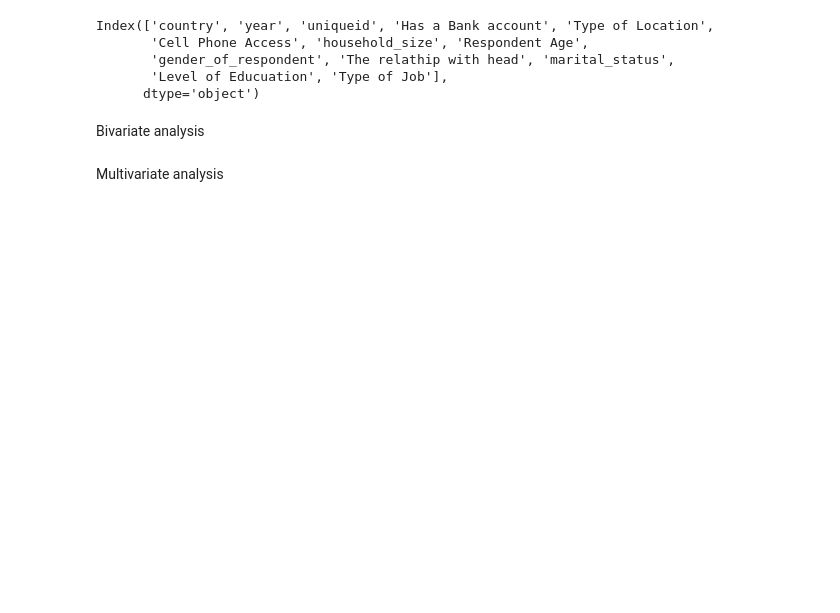
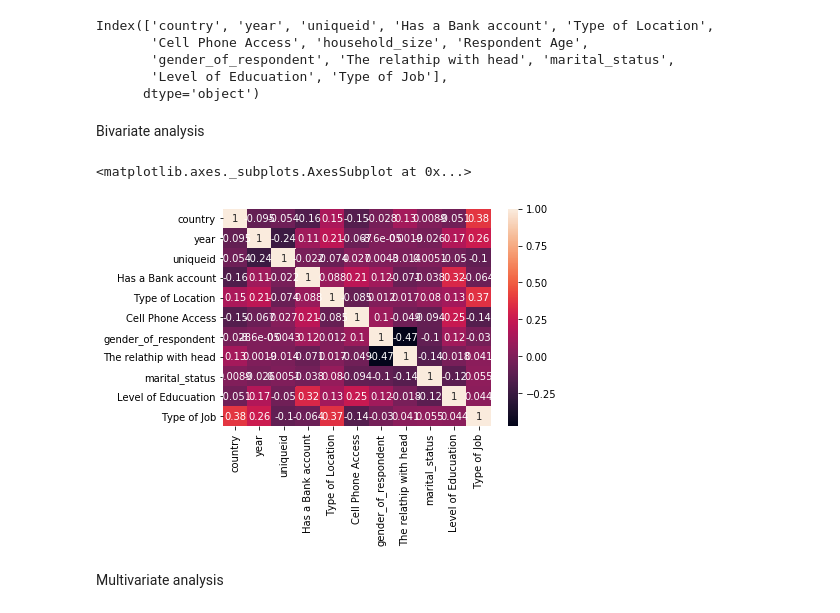
Before and after one commit to victoriousvictor42/banking, a Jupyter notebook: banking.ipynb, the cells around one changed output. Drawn from its saved outputs; the diff is of its cells as text; code cells hidden in the pictures; blank space fills up the shorter version.

```diff
--- a/banking.ipynb
+++ b/banking.ipynb
@@ -487,5 +496,31 @@ Index(['country', 'year', 'uniqueid', 'Has a Bank account', 'Type of Location',
       dtype='object')
 # %% [markdown]
 Bivariate analysis
+# %%
+# import label encoder
+from sklearn import preprocessing
+# label_encoder object knows how to understand word labels
+label_encoder = preprocessing.LabelEncoder()
+# %%
+# encoding labels in the following columns
+df['country'] = label_encoder.fit_transform(df['country'])
+df['uniqueid'] = label_encoder.fit_transform(df['uniqueid'])
+df['Has a Bank account'] = label_encoder.fit_transform(df['Has a Bank account'])
+df['Type of Location'] = label_encoder.fit_transform(df['Type of Location'])
+df['Cell Phone Access'] = label_encoder.fit_transform(df['Cell Phone Access'])
+df['gender_of_respondent'] = label_encoder.fit_transform(df['gender_of_respondent'])
+df['The relathip with head'] = label_encoder.fit_transform(df['The relathip with head'])
+df['marital_status'] = label_encoder.fit_transform(df['marital_status'])
+df['Level of Educuation'] = label_encoder.fit_transform(df['Level of Educuation'])
+df['Type of Job'] = label_encoder.fit_transform(df['Type of Job'])
+# %%
+corr =df.corr()
+sns.heatmap(corr,
+            xticklabels= corr.columns.values,
+            yticklabels = corr.columns.values,
+            annot = True)
+# %% [output]
+<matplotlib.axes._subplots.AxesSubplot at 0x...>
+[figure, added]
 # %% [markdown]
 Multivariate analysis
```
Also changed, not shown: parts of 3 cells of this notebook.
